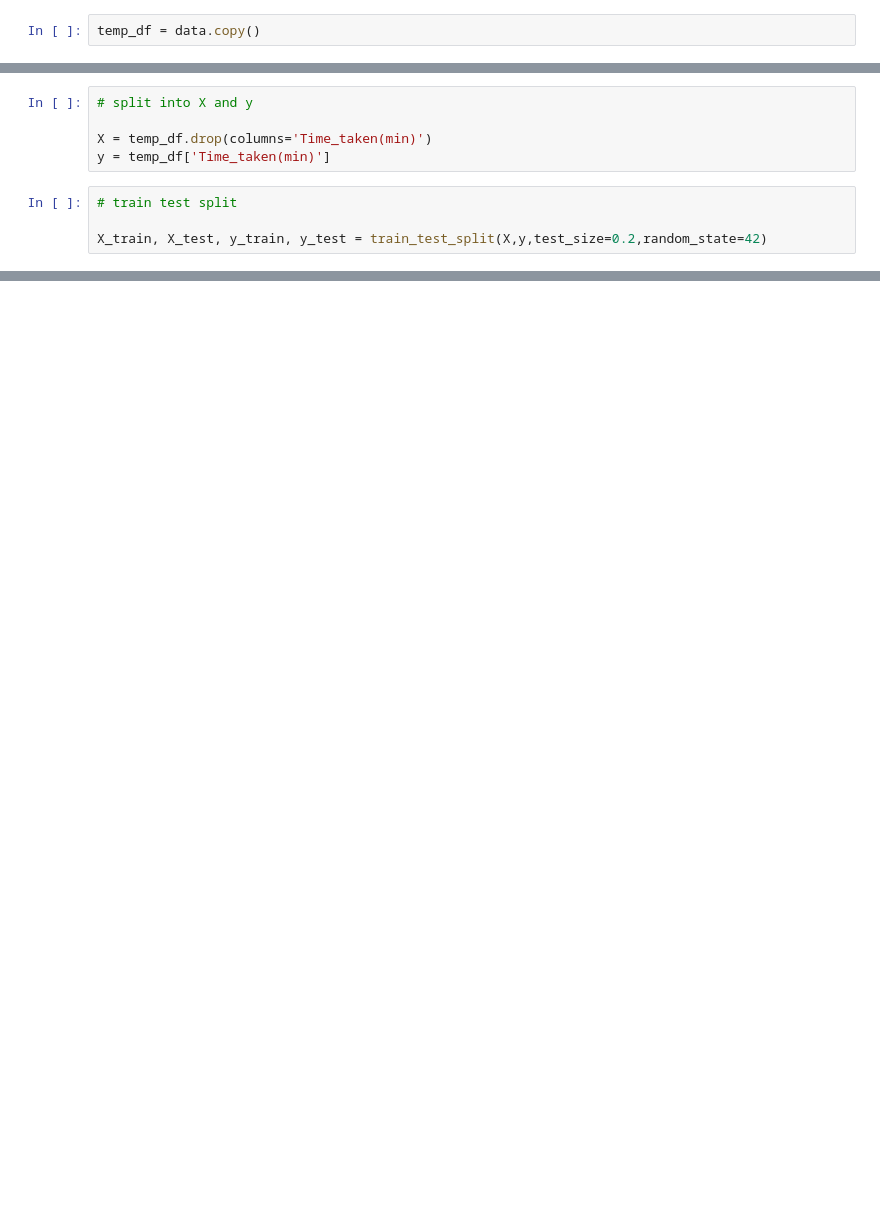
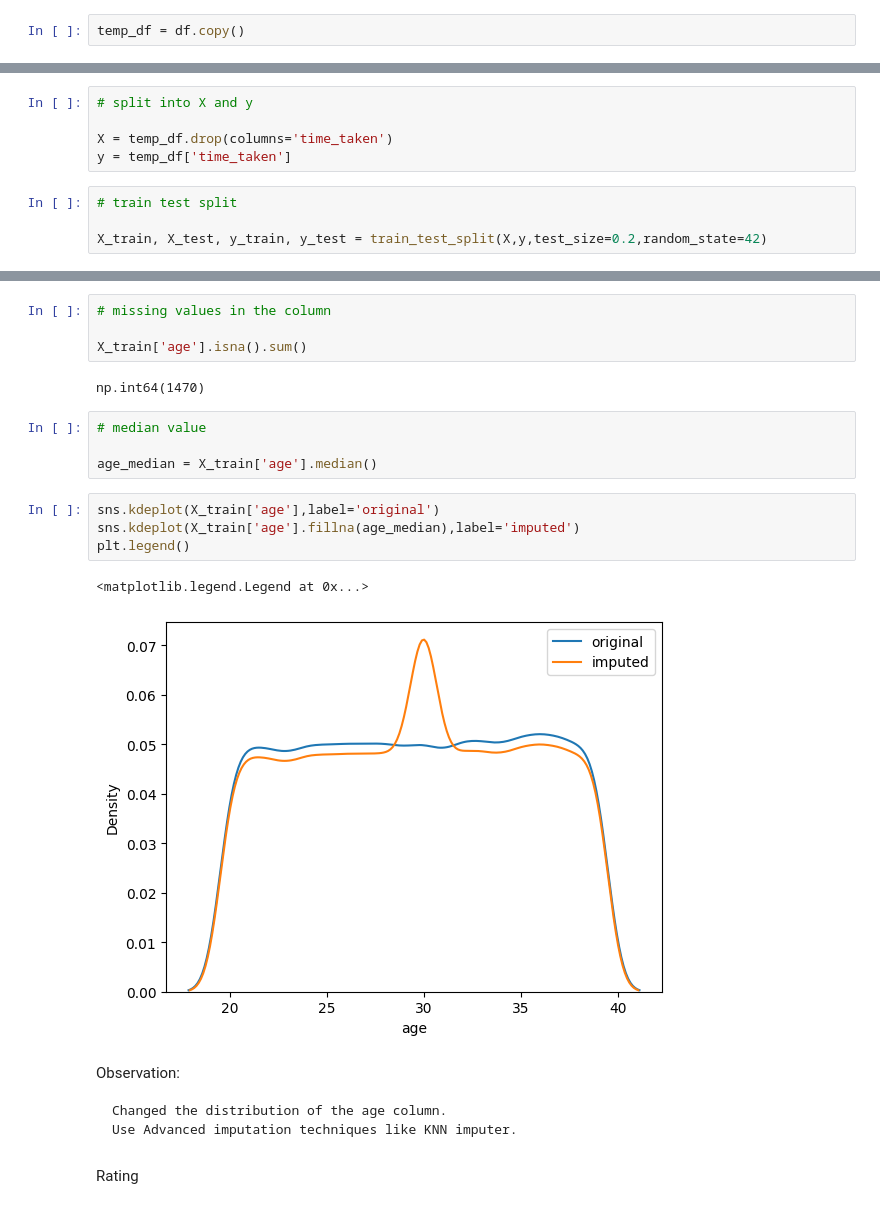
Before and after one commit to gulamkibria775/ML_Project, a Jupyter notebook: Swiggy_Delivery_Time_Prediction/notebooks/base_line.ipynb, the cells around one changed output, grey strips where cells are left out. Cells and saved outputs as stored; diff of their text form; blank space fills up the shorter version.

```diff
--- a/Swiggy_Delivery_Time_Prediction/notebooks/base_line.ipynb
+++ b/Swiggy_Delivery_Time_Prediction/notebooks/base_line.ipynb
@@ -242,7 +237,7 @@ print(f"The test r2 score is {r2_score(y_test,y_pred_test_org):.2f}")
 The train r2 score is 0.60
 The test r2 score is 0.60
 # %%
-temp_df = data.copy()
+temp_df = df.copy()
 # %%
 temp_df.columns
 # %% [output]
@@ -257,8 +250,8 @@ Index(['ID', 'Delivery_person_ID', 'Delivery_person_Age',
 # %%
 # split into X and y
 
-X = temp_df.drop(columns='Time_taken(min)')
-y = temp_df['Time_taken(min)']
+X = temp_df.drop(columns='time_taken')
+y = temp_df['time_taken']
 # %%
 # train test split
 
@@ -290,0 +312,26 @@ dtype: int64
+# %%
+# missing values in the column
+
+X_train['age'].isna().sum()
+# %% [output]
+np.int64(1470)
+# %%
+# median value
+
+age_median = X_train['age'].median()
+# %%
+sns.kdeplot(X_train['age'],label='original')
+sns.kdeplot(X_train['age'].fillna(age_median),label='imputed')
+plt.legend()
+# %% [output]
+<matplotlib.legend.Legend at 0x...>
+[figure, added]
+# %% [markdown]
+
+
+Observation:
+
+    Changed the distribution of the age column.
+    Use Advanced imputation techniques like KNN imputer.
+# %% [markdown]
+Rating
```
Also changed, not shown: parts of 75 cells of this notebook, 43 other files.
